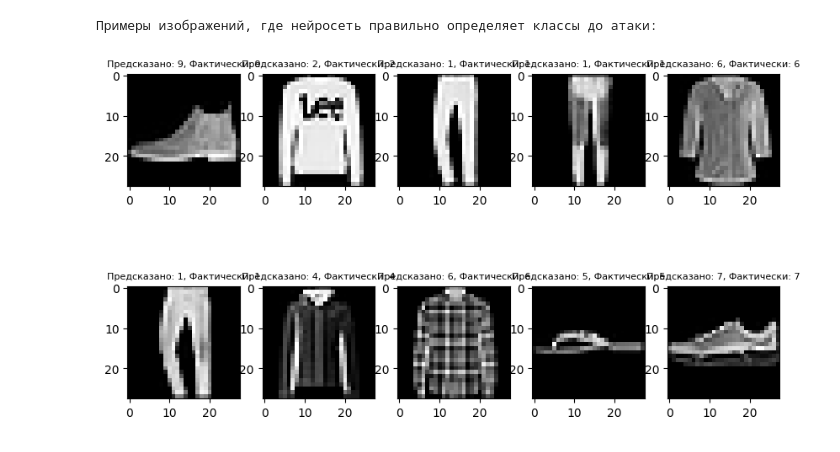
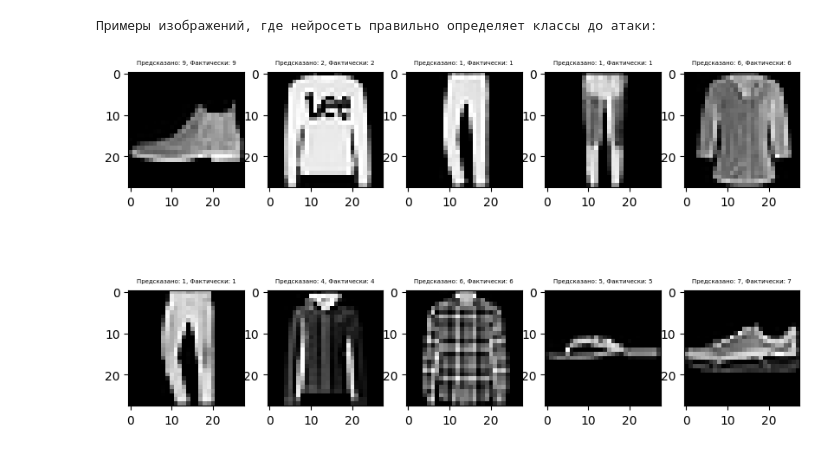
Before and after one commit to krissme28/-studying_ML, a Jupyter notebook: 2_задание.ipynb, the cells around one changed output. Cells and saved outputs as stored; diff of their text form; code cells hidden in the pictures.

```diff
--- a/2_задание.ipynb
+++ b/2_задание.ipynb
@@ -99,15 +99,15 @@ print("Точность на тестовых данных до атаки: %.2f
 # %%
 # Выводим примеры изображений, где нейросеть правильно определяет классы до атаки
 print("Примеры изображений, где нейросеть правильно определяет классы до атаки:")
 fig, axs = plt.subplots(2, 5, figsize=(10, 6))
 for i in range(10):
     axs[i // 5, i % 5].imshow(X_test[i].reshape(28, 28), cmap='gray')
     pred_class = np.argmax(y_pred_before_attack[i])
     true_class = np.argmax(y_test[i])
-    axs[i // 5, i % 5].set_title(f"Предсказано: {pred_class}, Фактически: {true_class}", fontsize=8)
+    axs[i // 5, i % 5].set_title(f"Предсказано: {pred_class}, Фактически: {true_class}", fontsize=5)
 plt.show()
 # %% [output]
 Примеры изображений, где нейросеть правильно определяет классы до атаки:
-[figure, old version]
+[figure, new version]
 # %%
 # Вызываем функцию атаки отравления с процентом отравления 10% и целевым классом 1
```
Also changed, not shown: parts of 8 cells of this notebook.
